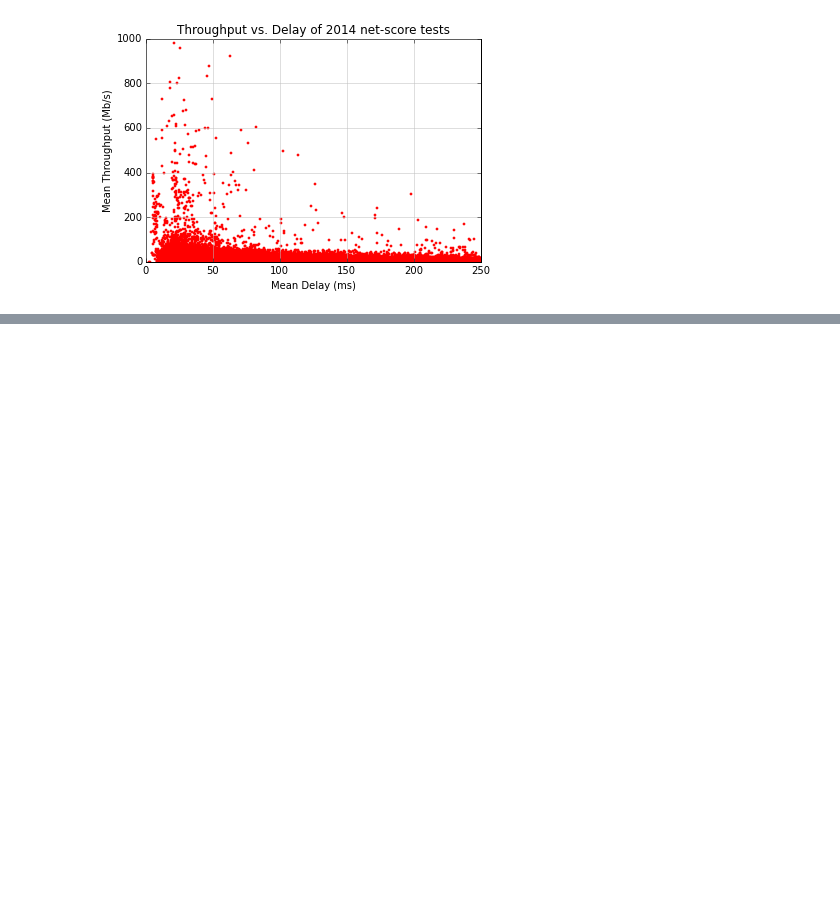
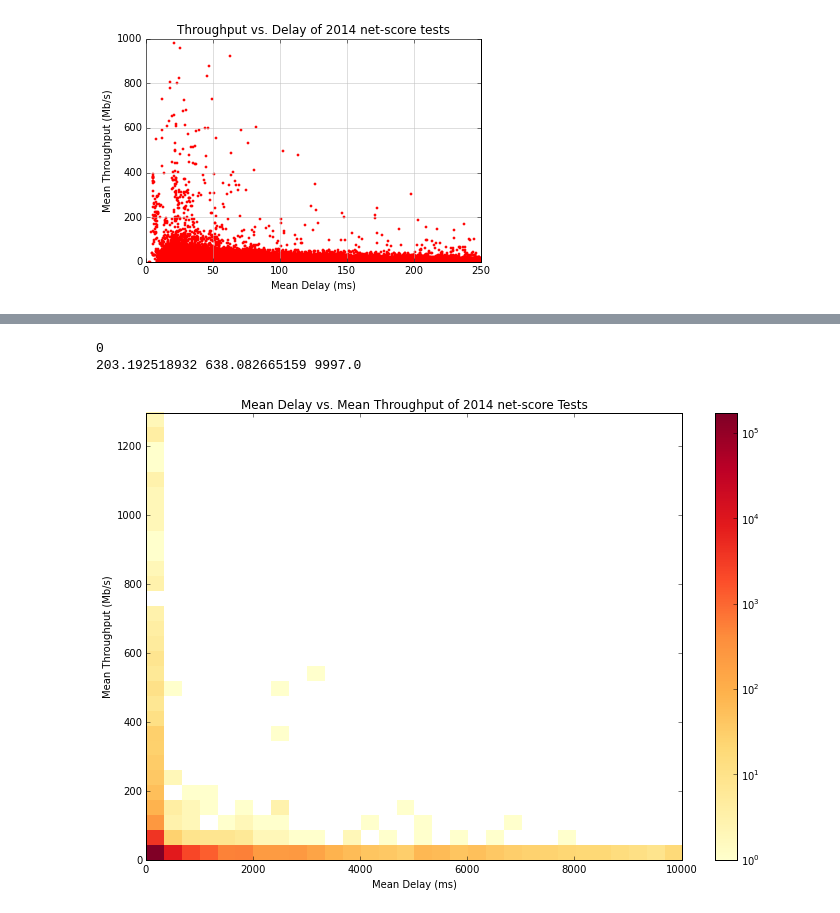
Before and after one commit to amirunpri2018/net-score, a Jupyter notebook: notebooks/Density_coding_heatmaps.ipynb, the cells around one changed output, grey strips where cells are left out. Drawn from its saved outputs; the diff is of its cells as text; code cells hidden in the pictures; blank space fills up the shorter version.

```diff
--- a/notebooks/Density_coding_heatmaps.ipynb
+++ b/notebooks/Density_coding_heatmaps.ipynb
@@ -160,0 +198,4 @@ plt.show()
+# %%
+x = pd.Series(medtups[:,0])
+x_inter = x.interpolate(method='values')
+x_inter
@@ -160,0 +220,33 @@ plt.show()
+# %%
+df2014['ThroughputData.Mean'] = df2014['ThroughputData.Mean'].apply(lambda x: np.float64(x))
+df2014['LatencyData.Mean'] = df2014['LatencyData.Mean'].apply(lambda x: np.float64(x))
+y = df2014['ThroughputData.Mean'].apply(lambda x: -1 if np.isnan(x) or np.isinf(x) else x)
+x = df2014['LatencyData.Mean'].apply(lambda x: -1 if np.isnan(x) or np.isinf(x) or x > 10000 else x)
+# %%
+count = 0
+for v in x:
+    if np.isnan(v) or np.isinf(v):
+        count += 1
+for v in y:
+    if np.isnan(v) or np.isinf(v):
+        count += 1
+print count
+
+print np.mean(x), np.std(x), np.max(x)
+# %% [output]
+0
+203.192518932 638.082665159 9997.0
+# %%
+r = [[0,np.max(x)],[0,np.max(y)]]
+fig, ax = plt.subplots()
+# ax.set_yscale('log')
+# ax.set_xscale('log')
+im = ax.hist2d(x, y, bins=30, range=r, norm=mpl.colors.LogNorm(), cmap=mpl.cm.YlOrRd)
+fig.colorbar(im[3],ax=ax)
+
+plt.title('Mean Delay vs. Mean Throughput of 2014 net-score Tests')
+plt.xlabel('Mean Delay (ms)')
+plt.ylabel('Mean Throughput (Mb/s)')
+plt.show()
+# %% [output]
+[figure, added]
```
Also changed, not shown: parts of 14 cells of this notebook, 2 other files.
